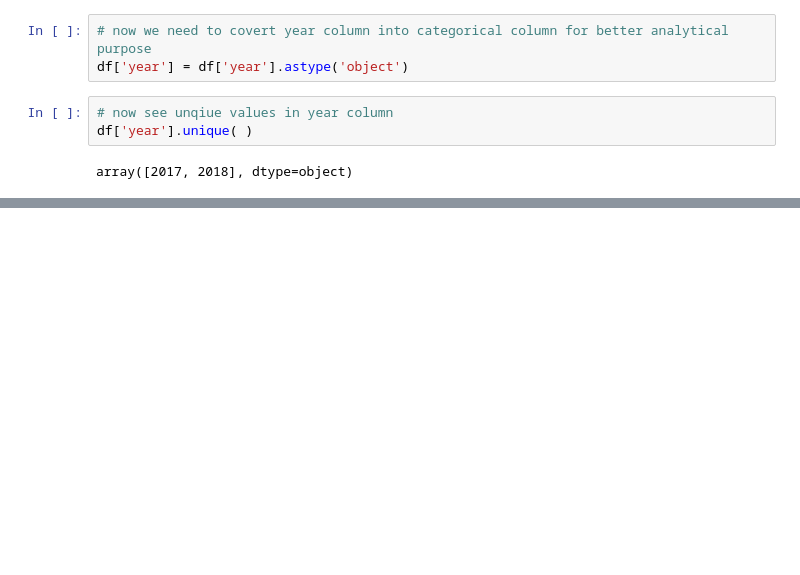
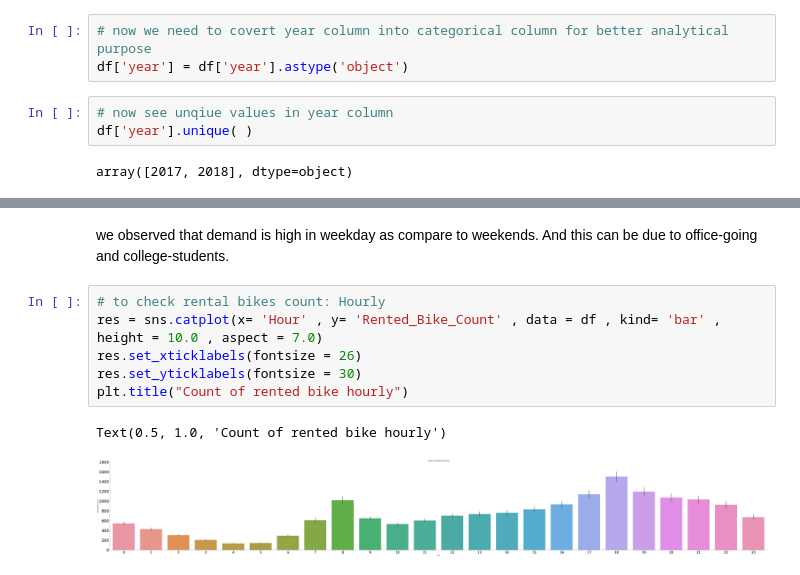
Before and after one commit to JayaVishwa/Bike_Sharing_Demand_Prediction, a Jupyter notebook: Bike_Sharing_Demand_Prediction_Capstone_Project.ipynb, the cells around one changed output, grey strips where cells are left out. Saved outputs shown, nothing was run; the diff lists cells and outputs as text; blank space fills up the shorter version.

```diff
--- a/Bike_Sharing_Demand_Prediction_Capstone_Project.ipynb
+++ b/Bike_Sharing_Demand_Prediction_Capstone_Project.ipynb
@@ -298,0 +326,11 @@ df= df.drop(columns = ['Date' , 'day_of_week' , 'year'] , axis =1 )
+# %% [markdown]
+we observed that demand is high in weekday as compare to weekends. And this can be due to office-going and college-students.
+# %%
+# to check rental bikes count: Hourly
+res = sns.catplot(x= 'Hour' , y= 'Rented_Bike_Count' , data = df , kind= 'bar' , height = 10.0 , aspect = 7.0)
+res.set_xticklabels(fontsize = 26)
+res.set_yticklabels(fontsize = 30)
+plt.title("Count of rented bike hourly")
+# %% [output]
+Text(0.5, 1.0, 'Count of rented bike hourly')
+[figure, added]
```
Also changed, not shown: parts of 96 cells of this notebook.
